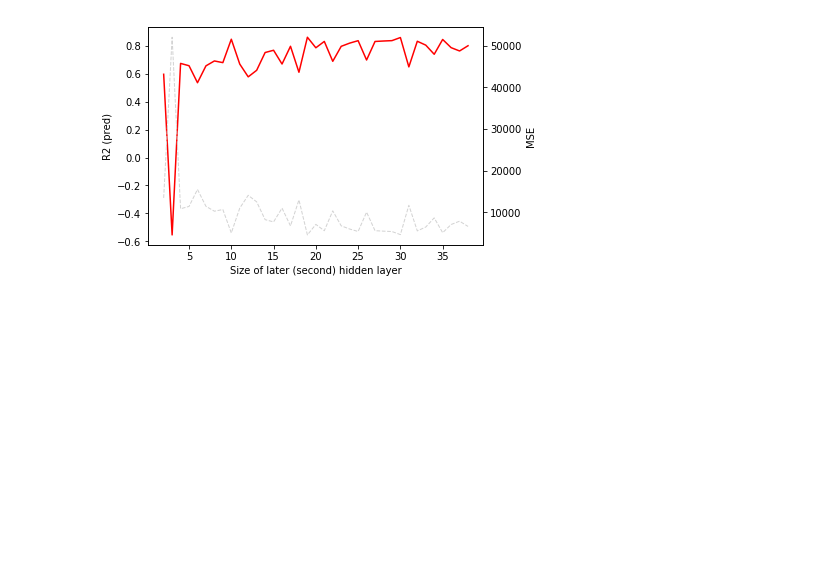
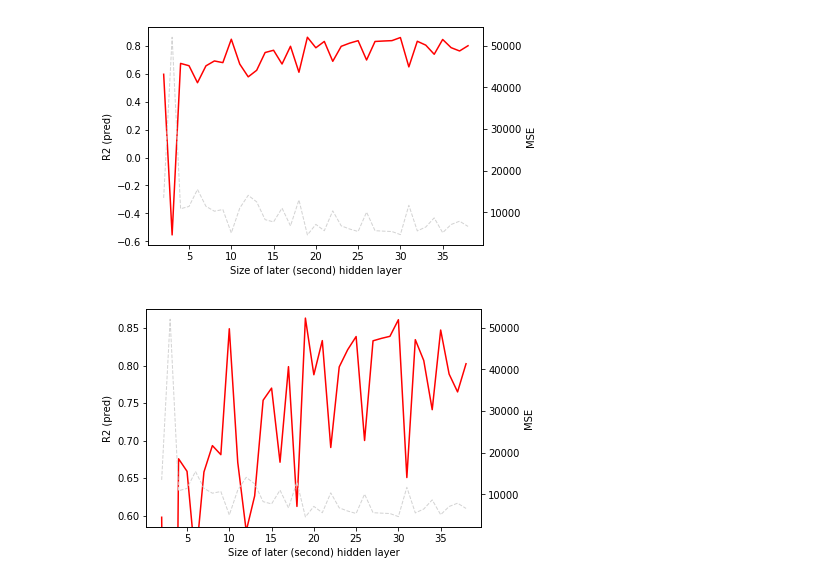
Before and after one commit to magiciiboy/neural-network-hidden-layers, a Jupyter notebook: NeuralNetworkModel.ipynb, the cells around one changed output. Drawn from its saved outputs; the diff is of its cells as text; code cells hidden in the pictures; blank space fills up the shorter version.

```diff
--- a/NeuralNetworkModel.ipynb
+++ b/NeuralNetworkModel.ipynb
@@ -247,3 +247,17 @@ ax2.set_ylabel('MSE')
 plt.show()
 # %% [output]
 [figure]
+# %%
+ax1 = plt.subplot()
+ax1.plot('x', 'r2', data=hist_df, color='red', label='R2 (pred)')
+ax1.set_xlabel('Size of later (second) hidden layer')
+ax1.set_ylabel('R2 (pred)')
+ax1.set_ylim((0.585, 0.875))
+
+ax2 = ax1.twinx()
+ax2.plot('x', 'mse', data=hist_df, color='lightgray', linestyle='dashed', linewidth=1, label='MSE')
+ax2.set_ylabel('MSE')
+
+plt.show()
+# %% [output]
+[figure, added]
```
Also changed, not shown: 2 other files.
